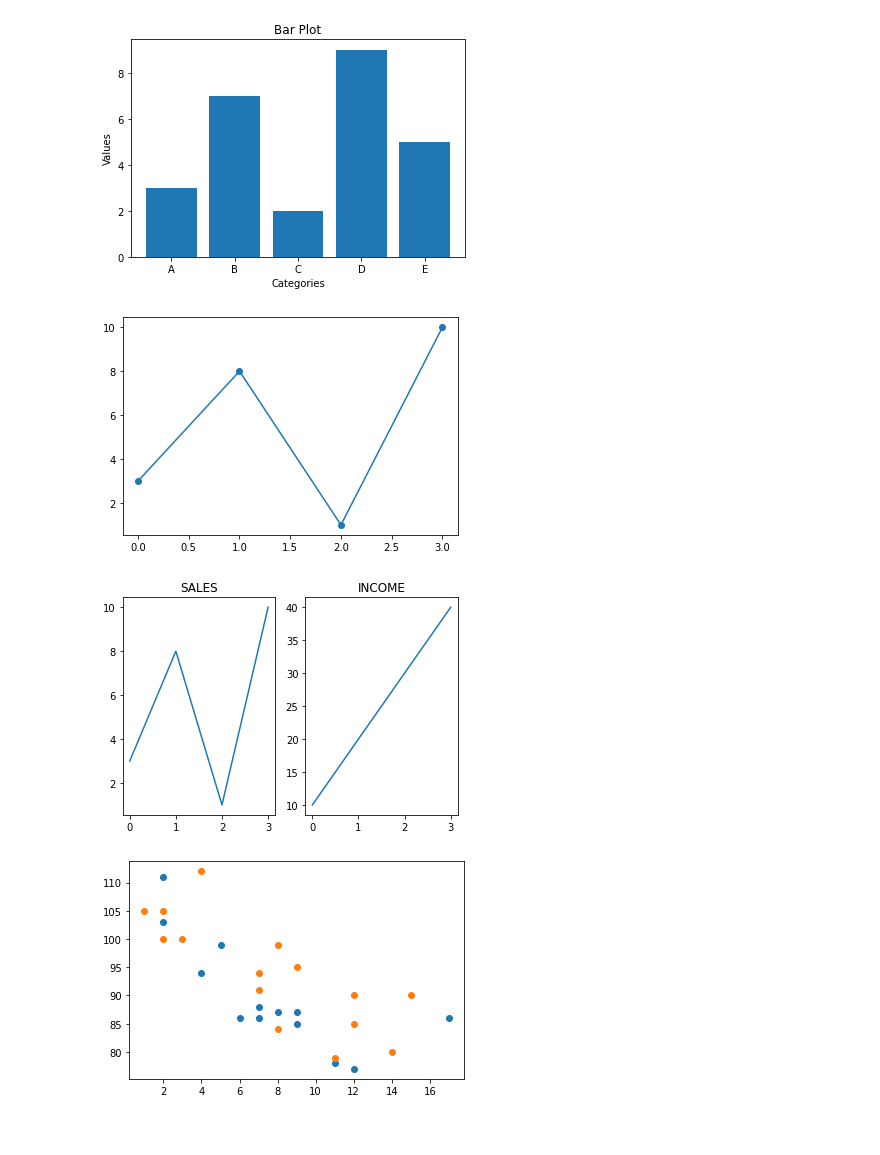
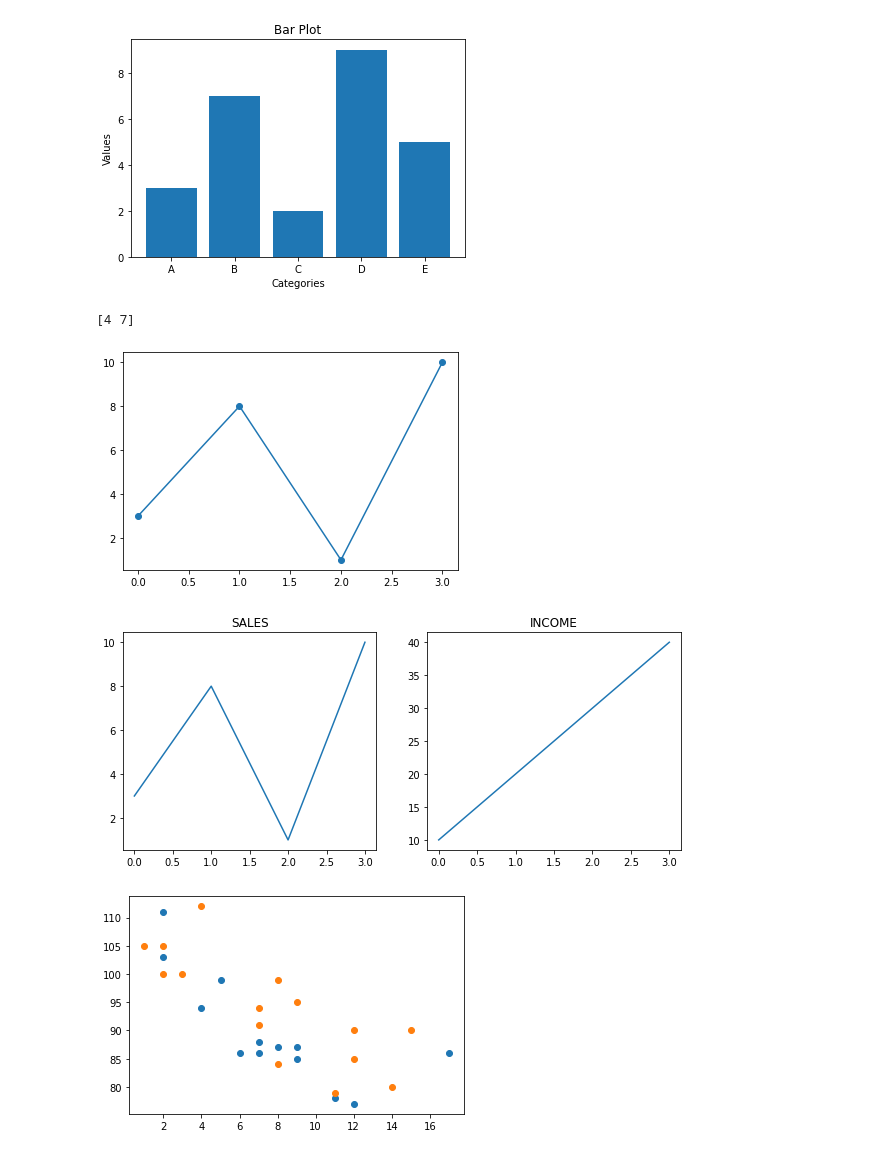
Before and after one commit to Mike0325-c/comp9414Ai-python, a Jupyter notebook: week1/matlabplot.ipynb, the cells around one changed output. Saved outputs shown, nothing was run; the diff lists cells and outputs as text; code cells hidden in the pictures.

```diff
--- a/week1/matlabplot.ipynb
+++ b/week1/matlabplot.ipynb
@@ -29,34 +29,35 @@ import matplotlib.pyplot as plt
 import numpy as np
 
 ypoints = np.array([3, 8, 1, 10])
-
+print(np.arange(4,10,3))
 plt.plot(ypoints, marker = 'o')
 plt.show()
 # %% [output]
+[4 7]
 [figure]
 # %%
 import matplotlib.pyplot as plt
 import numpy as np
 
 #plot 1:
 x = np.array([0, 1, 2, 3])
 y = np.array([3, 8, 1, 10])
 
-
+plt.figure(figsize=(10,4))
 plt.subplot(1, 2, 1)
 plt.plot(x,y)
 plt.title("SALES")
 
 #plot 2:
 x = np.array([0, 1, 2, 3])
 y = np.array([10, 20, 30, 40])
 plt.subplot(1, 2, 2)
 plt.plot(x,y)
 plt.title("INCOME")
 
 plt.show()
 # %% [output]
-[figure, old version]
+[figure, new version]
 # %%
 import matplotlib.pyplot as plt
 import numpy as np
```
Also changed, not shown: 7 other files.
